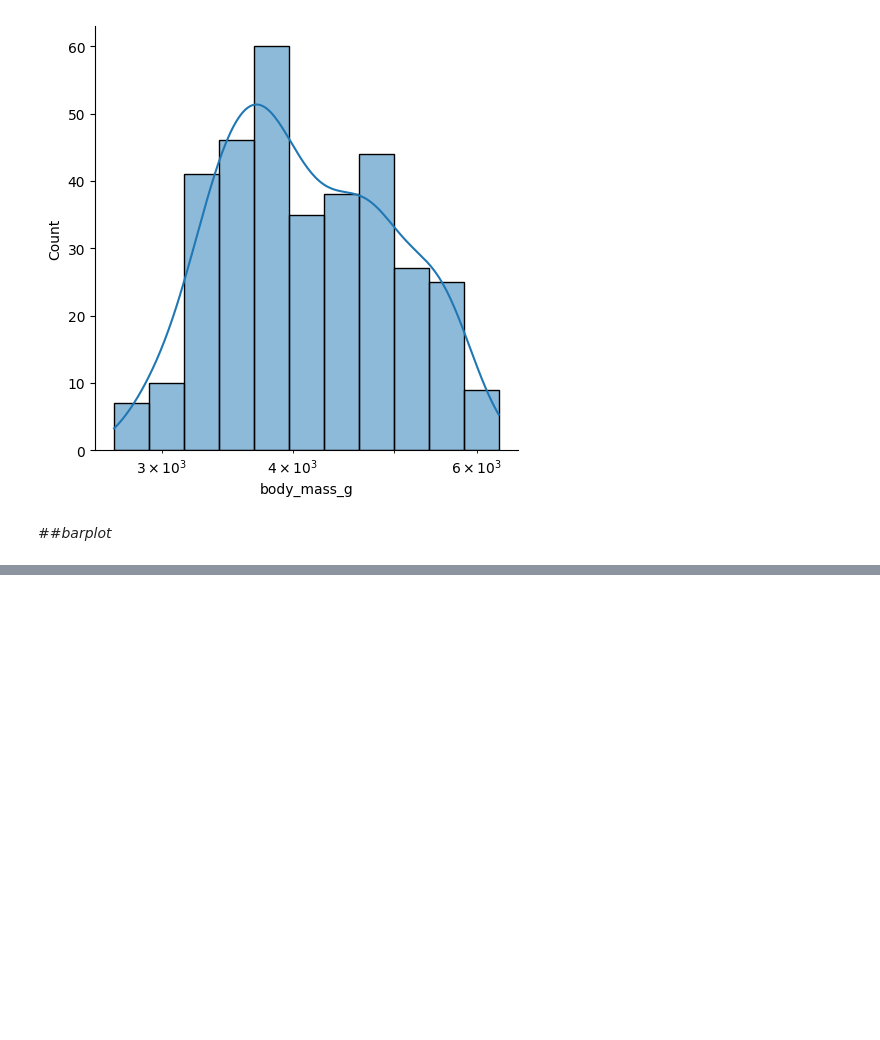
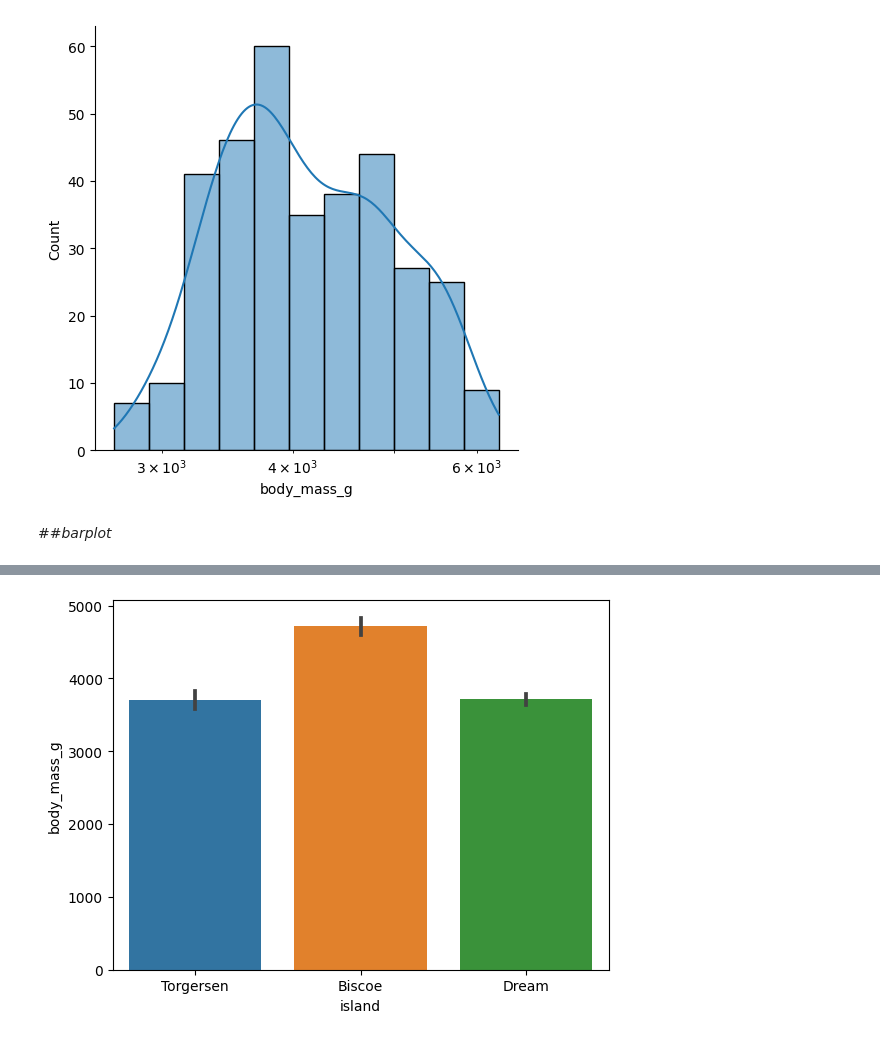
Before and after one commit to dil150898/Hotel_booking_anylisys, a Jupyter notebook: Hotel_Booking_Analysis_Capstone_Project.ipynb, the cells around one changed output, grey strips where cells are left out. Saved outputs shown, nothing was run; the diff lists cells and outputs as text; code cells hidden in the pictures; blank space fills up the shorter version.

```diff
--- a/Hotel_Booking_Analysis_Capstone_Project.ipynb
+++ b/Hotel_Booking_Analysis_Capstone_Project.ipynb
@@ -962,0 +954,5 @@ plt.show()
+# %%
+sns.barplot(x = 'island' , y = 'body_mass_g' , data = y_1)
+plt.show()
+# %% [output]
+[figure, added]
```
Also changed, not shown: parts of 38 cells of this notebook.
